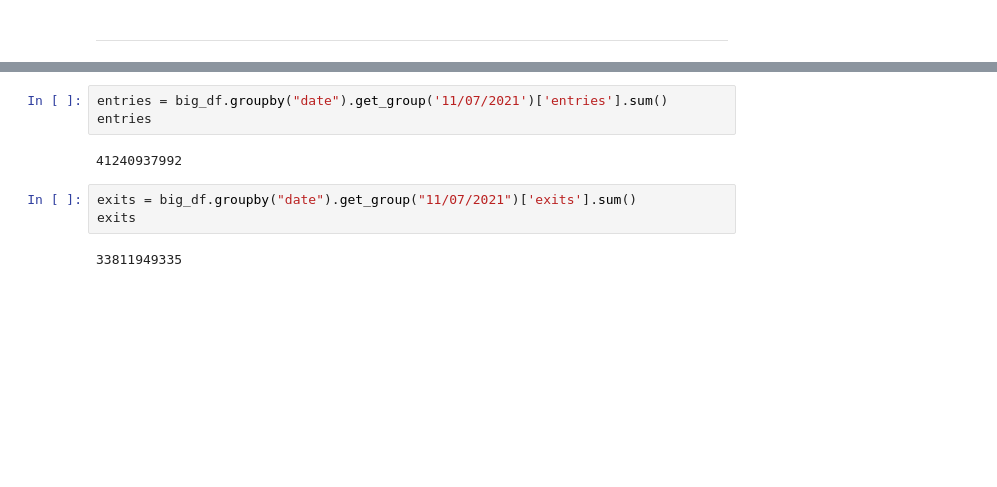
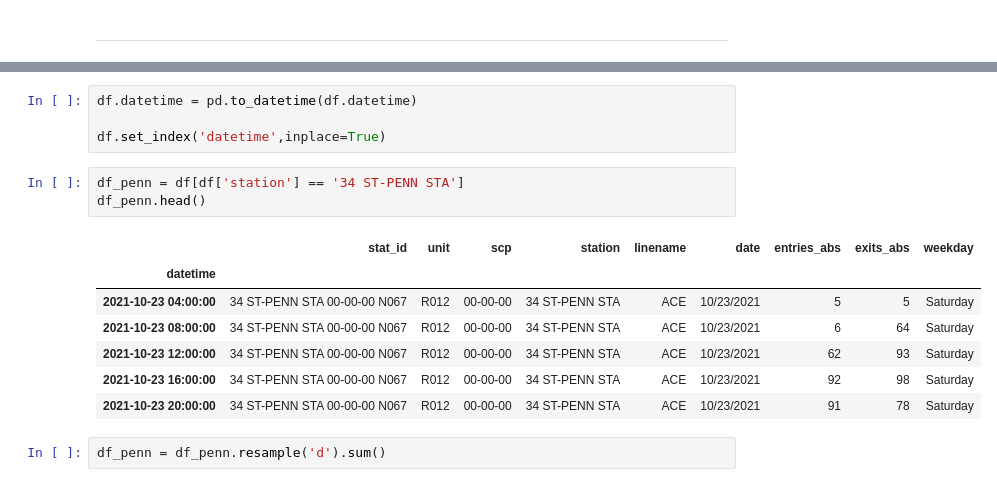
Before and after one commit to lmarett8/nyc_subway_traffic, a Jupyter notebook: notebooks/05_Holidays.ipynb, the cells around one changed output, grey strips where cells are left out. Cells and saved outputs as stored; diff of their text form; blank space fills up the shorter version.

```diff
--- a/notebooks/05_Holidays.ipynb
+++ b/notebooks/05_Holidays.ipynb
@@ -150,10 +90,17 @@ df.plot(kind = 'bar')
-# %%
-entries = big_df.groupby("date").get_group('11/07/2021')['entries'].sum()
-entries
-# %% [output]
-41240937992
-# %%
-exits = big_df.groupby("date").get_group("11/07/2021")['exits'].sum()
-exits
-# %% [output]
-33811949335
+# %%
+df.datetime = pd.to_datetime(df.datetime)
+
+df.set_index('datetime',inplace=True)
+# %%
+df_penn = df[df['station'] == '34 ST-PENN STA']
+df_penn.head()
+# %% [output]
+|  | stat_id | unit | scp | station | linename | date | entries_abs | exits_abs | weekday |
+| datetime |  |  |  |  |  |  |  |  |  |
+| 2021-10-23 04:00:00 | 34 ST-PENN STA 00-00-00 N067 | R012 | 00-00-00 | 34 ST-PENN STA | ACE | 10/23/2021 | 5 | 5 | Saturday |
+| 2021-10-23 08:00:00 | 34 ST-PENN STA 00-00-00 N067 | R012 | 00-00-00 | 34 ST-PENN STA | ACE | 10/23/2021 | 6 | 64 | Saturday |
+| 2021-10-23 12:00:00 | 34 ST-PENN STA 00-00-00 N067 | R012 | 00-00-00 | 34 ST-PENN STA | ACE | 10/23/2021 | 62 | 93 | Saturday |
+| 2021-10-23 16:00:00 | 34 ST-PENN STA 00-00-00 N067 | R012 | 00-00-00 | 34 ST-PENN STA | ACE | 10/23/2021 | 92 | 98 | Saturday |
+| 2021-10-23 20:00:00 | 34 ST-PENN STA 00-00-00 N067 | R012 | 00-00-00 | 34 ST-PENN STA | ACE | 10/23/2021 | 91 | 78 | Saturday |
+# %%
+df_penn = df_penn.resample('d').sum()
```
Also changed, not shown: parts of 33 cells of this notebook.
